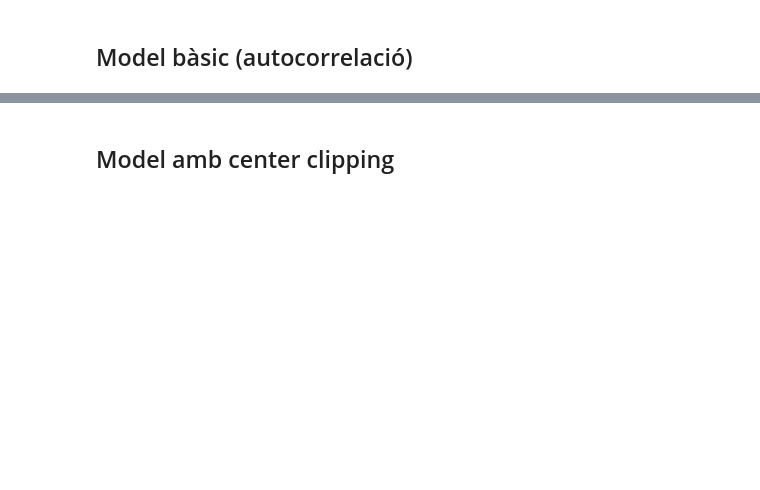
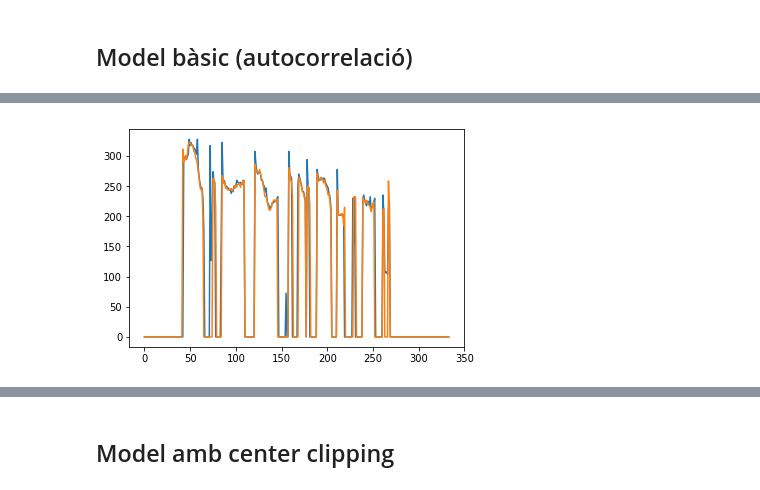
Before and after one commit to jaumecolomhernandez/pav, a Jupyter notebook: practica3/Mem_practica3.ipynb, the cells around one changed output, grey strips where cells are left out. Cells and saved outputs as stored; diff of their text form; code cells hidden in the pictures; blank space fills up the shorter version.

```diff
--- a/practica3/Mem_practica3.ipynb
+++ b/practica3/Mem_practica3.ipynb
@@ -11,0 +39,12 @@ plt.plot(data)
+# %%
+#PLOT HOME
+num = '44'
+data = np.loadtxt('./exports/sb0'+num+'.f0')
+data2 = np.loadtxt('./exports/sb0'+num+'.f0ref')
+fig = plt.figure()
+ax = fig.add_subplot(1, 1, 1)
+ax.plot(data)
+ax.plot(data2)
+plt.show()
+# %% [output]
+[figure, added]
```
Also changed, not shown: parts of 8 cells of this notebook, 4 other files.
